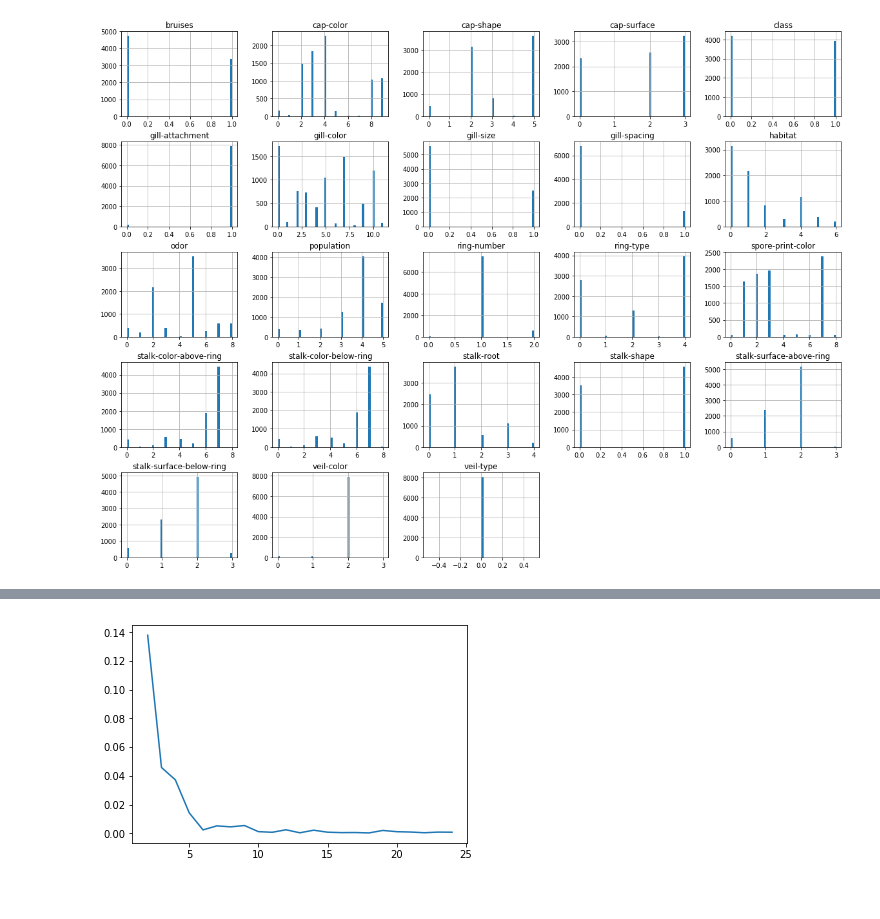
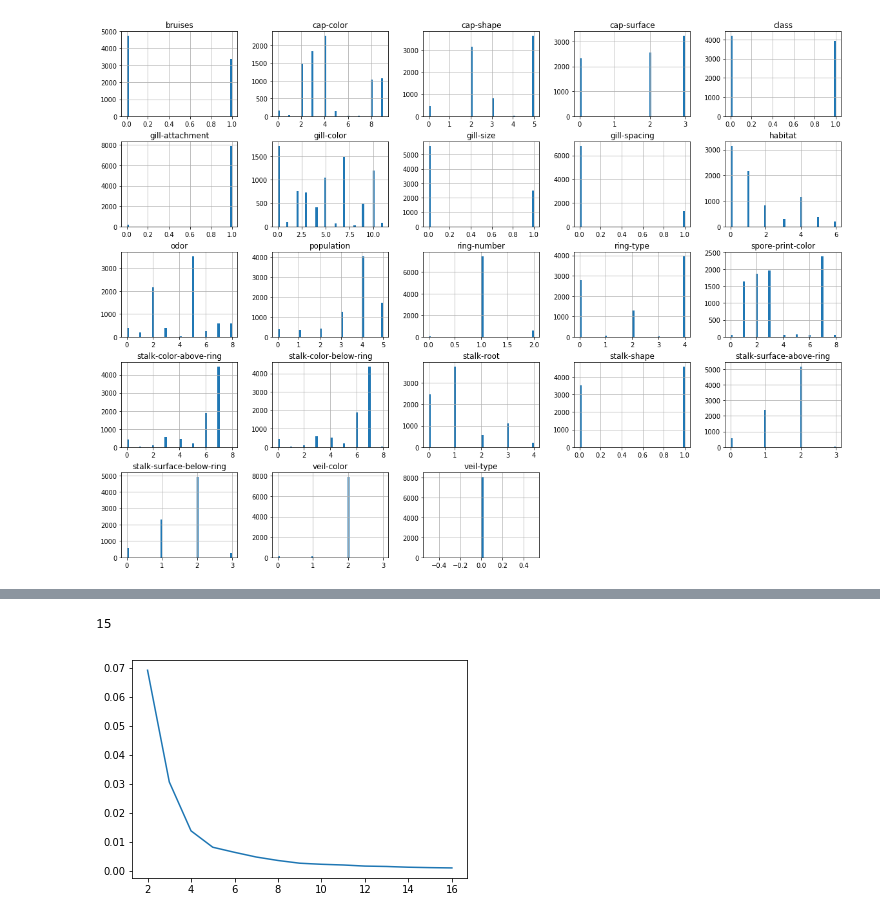
Before and after one commit to yogeshjadhav7/mushrooms-classfication, a Jupyter notebook: mushrooms-classifications.ipynb, the cells around one changed output, grey strips where cells are left out. Drawn from its saved outputs; the diff is of its cells as text; code cells hidden in the pictures.

```diff
--- a/mushrooms-classifications.ipynb
+++ b/mushrooms-classifications.ipynb
@@ -102,7 +104,7 @@ columns_removed.append("veil-type")
 data = datacopy.copy()
 # %%
 from sklearn .model_selection import StratifiedShuffleSplit
-split = StratifiedShuffleSplit(n_splits=1, test_size=0.25, random_state=42)
+split = StratifiedShuffleSplit(n_splits=1, test_size=0.2, random_state=42)
 for train_index, test_index in split.split(data, data["class"]):
     train_features = data.loc[train_index]
     test_features = data.loc[test_index]
@@ -159,25 +161,31 @@ print(np.shape(Y), np.shape(Y_test), np.shape(X), np.shape(X_test))
 # %%
 from sklearn.decomposition import PCA
+import numpy as np
 
-dims = []
-variances = []
-temp = 0
-for dim in range(2, 25):
-    pca = PCA(n_components=dim)
-    pca.fit(X)
-    variance = np.array(pca.explained_variance_ratio_)
-    variance = variance.min()
-    dims.append(dim)
-    if temp == 0:
+def get_dims_variances(min_dim, max_dim, threshold=0.1, capToThreshold=False):
+    dims = []
+    variances = []
+    optimum_dim = min_dim
+    for dim in range(min_dim, max_dim):
+        pca = PCA(n_components=dim)
+        pca.fit(X)
+        variance = np.array(pca.explained_variance_ratio_)
+        variance = variance.min() / dim
+        dims.append(dim)
         variances.append(variance)
-        temp = variance
-        continue
+        if threshold < variance:
+            optimum_dim = dim
+        else:
+            if capToThreshold:
+                break
 
-    variances.append(temp - variance)
-    temp = variance
+    return dims, variances, optimum_dim
 # %%
+dims, variances, optimum_dim = get_dims_variances(2,  np.shape(X)[1], 0.001, capToThreshold=True)
+print(optimum_dim)
 import matplotlib.pyplot as plt
 plt.plot(dims, variances)
 plt.show()
 # %% [output]
+15
-[figure, old version]
+[figure, new version]
```
Also changed, not shown: parts of 13 cells of this notebook.
